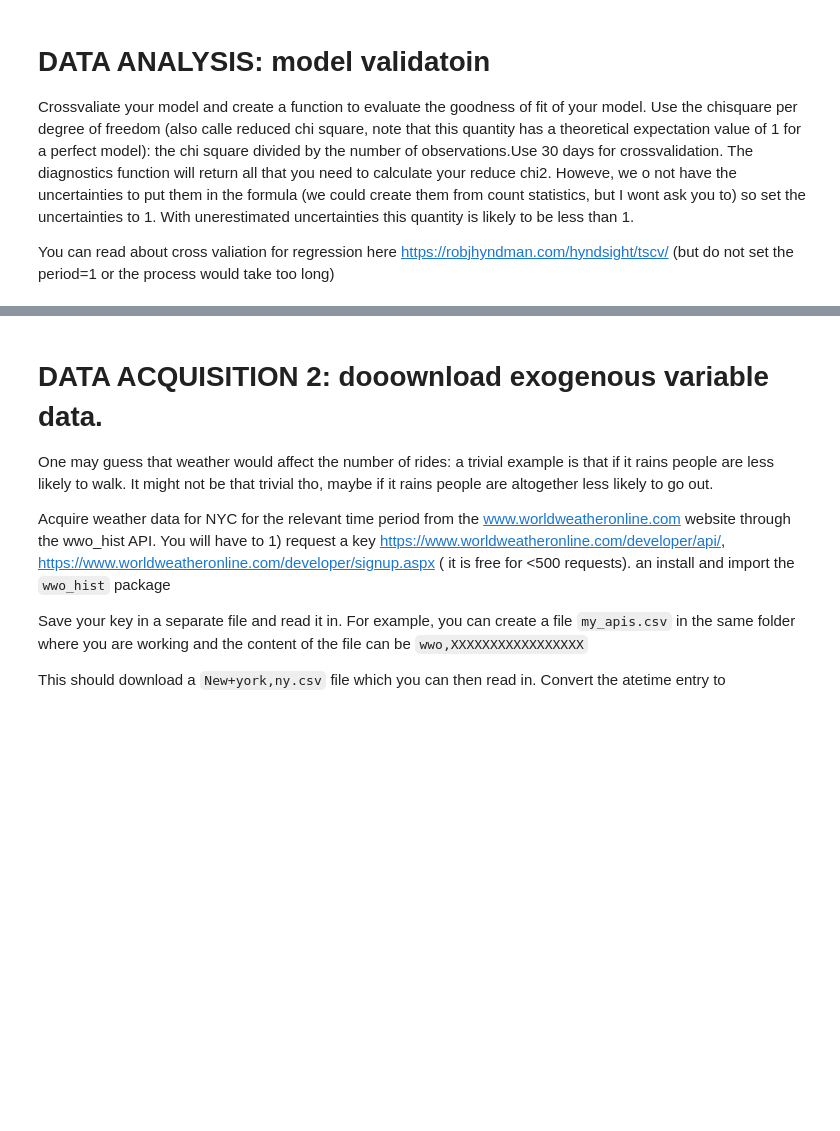
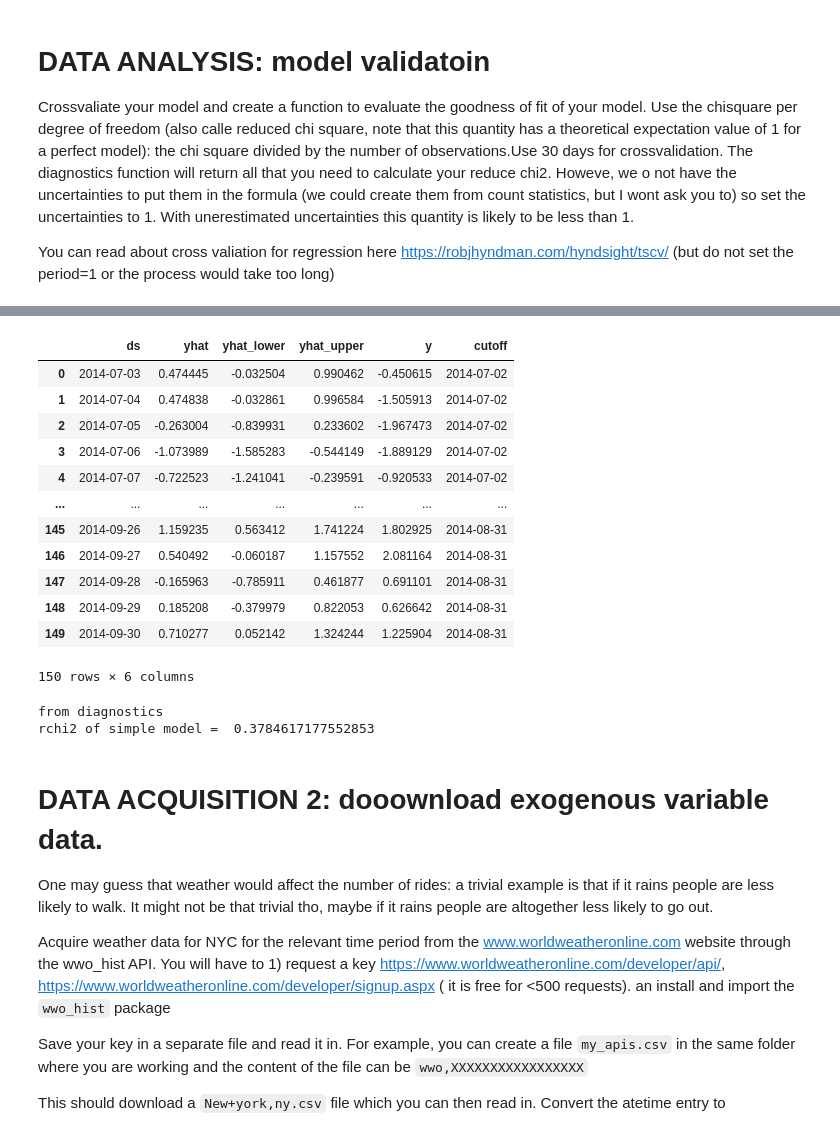
Before and after one commit to pvhau169/MLTSA22_HPhan, a Jupyter notebook: HW4/uberprophet_instructions.ipynb, the cells around one changed output, grey strips where cells are left out. Saved outputs shown, nothing was run; the diff lists cells and outputs as text; code cells hidden in the pictures; blank space fills up the shorter version.

```diff
--- a/HW4/uberprophet_instructions.ipynb
+++ b/HW4/uberprophet_instructions.ipynb
@@ -178,0 +169,5 @@ rchi2(...
+# %%
+def rchi2(y, y_hat, s):
+  return sum( (y-y_hat)**2 )/s
+n_obs = len(uberweather["y"])
+cvresult_simplem = diagnostics.cross_validation(simplem, "30 days")
@@ -179,3 +176,26 @@ rchi2(...
+# %%
+cvresult_simplem
+# %% [output]
+|  | ds | yhat | yhat_lower | yhat_upper | y | cutoff |
+| 0 | 2014-07-03 | 0.474445 | -0.032504 | 0.990462 | -0.450615 | 2014-07-02 |
+| 1 | 2014-07-04 | 0.474838 | -0.032861 | 0.996584 | -1.505913 | 2014-07-02 |
+| 2 | 2014-07-05 | -0.263004 | -0.839931 | 0.233602 | -1.967473 | 2014-07-02 |
+| 3 | 2014-07-06 | -1.073989 | -1.585283 | -0.544149 | -1.889129 | 2014-07-02 |
+| 4 | 2014-07-07 | -0.722523 | -1.241041 | -0.239591 | -0.920533 | 2014-07-02 |
+| ... | ... | ... | ... | ... | ... | ... |
+| 145 | 2014-09-26 | 1.159235 | 0.563412 | 1.741224 | 1.802925 | 2014-08-31 |
+| 146 | 2014-09-27 | 0.540492 | -0.060187 | 1.157552 | 2.081164 | 2014-08-31 |
+| 147 | 2014-09-28 | -0.165963 | -0.785911 | 0.461877 | 0.691101 | 2014-08-31 |
+| 148 | 2014-09-29 | 0.185208 | -0.379979 | 0.822053 | 0.626642 | 2014-08-31 |
+| 149 | 2014-09-30 | 0.710277 | 0.052142 | 1.324244 | 1.225904 | 2014-08-31 |
+150 rows × 6 columns
+# %%
+simple_rchi2 = rchi2(cvresult_simplem["y"], cvresult_simplem["yhat"], n_obs)
+print("from diagnostics")
+print("rchi2 of simple model = ", simple_rchi2)
+# %% [output]
+from diagnostics
+rchi2 of simple model =  0.3784617177552853
 # %% [markdown]
 # DATA ACQUISITION 2: dooownload exogenous variable data.
 One may guess that weather would affect the number of rides: a trivial example is that if it rains people are less likely to walk. It might not be that trivial tho, maybe if it  rains people are altogether less likely to go out.
```
Also changed, not shown: parts of 23 cells of this notebook.
